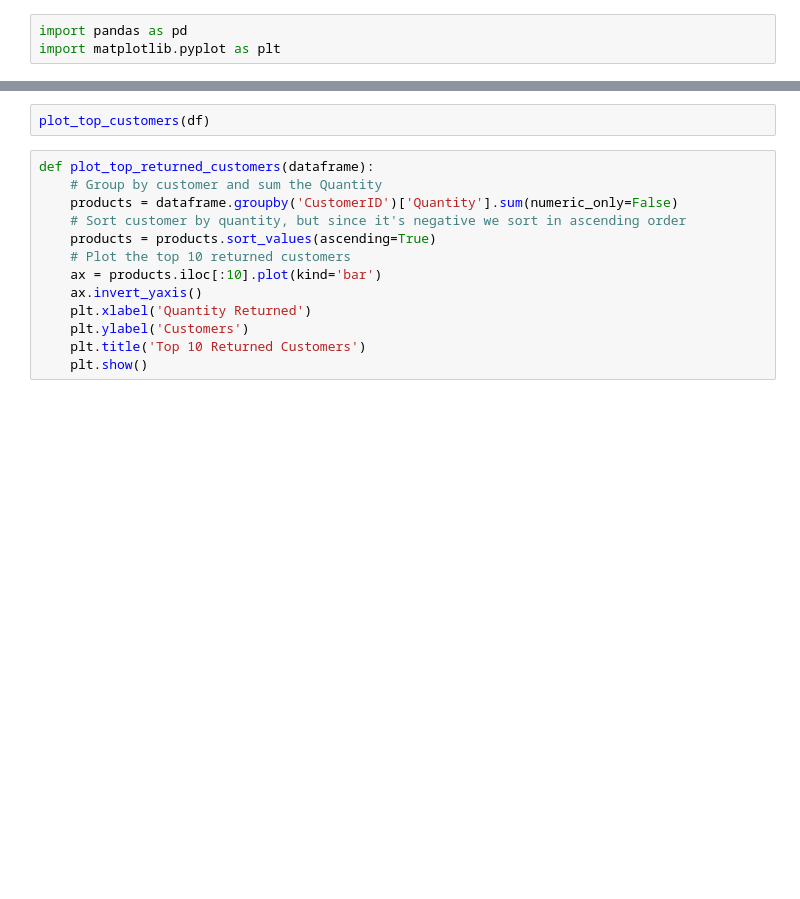
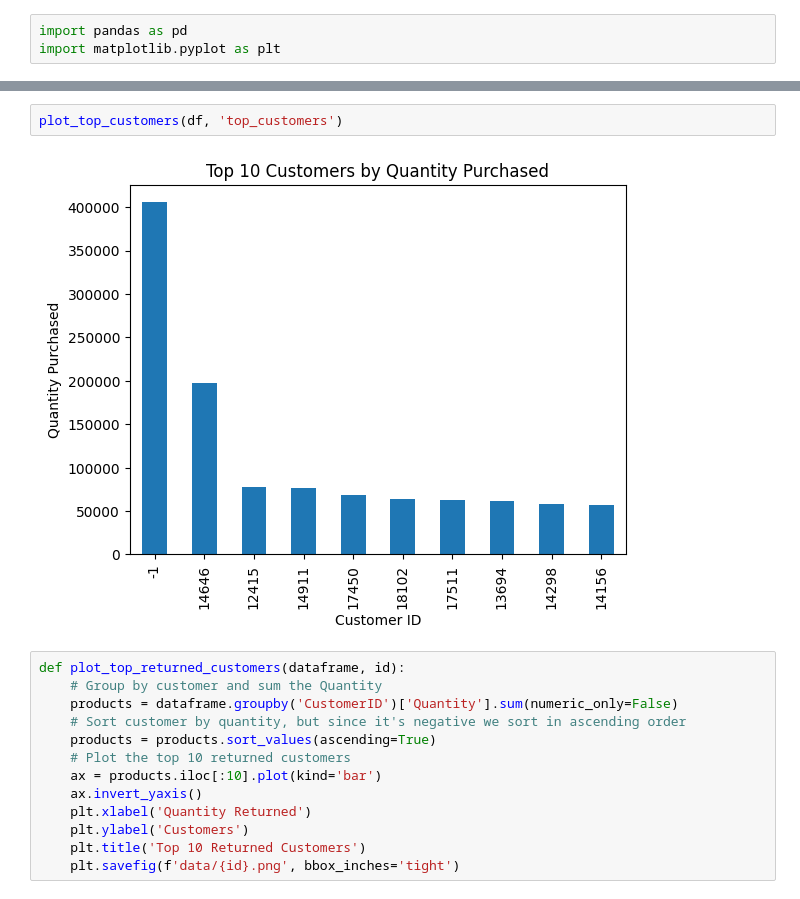
Before and after one commit to DayStayyy/Data-Science-Web-Application, a Jupyter notebook: Modelisation.ipynb, the cells around one changed output, grey strips where cells are left out. Drawn from its saved outputs; the diff is of its cells as text; blank space fills up the shorter version.

```diff
--- a/Modelisation.ipynb
+++ b/Modelisation.ipynb
@@ -50,7 +61,9 @@ def plot_top_customers(dataframe):
 # %%
-plot_top_customers(df)
+plot_top_customers(df, 'top_customers')
+# %% [output]
+[figure, added]
 # %%
-def plot_top_returned_customers(dataframe):
+def plot_top_returned_customers(dataframe, id):
     # Group by customer and sum the Quantity
     products = dataframe.groupby('CustomerID')['Quantity'].sum(numeric_only=False)
     # Sort customer by quantity, but since it's negative we sort in ascending order
@@ -61,5 +74,5 @@ def plot_top_returned_customers(dataframe):
     plt.xlabel('Quantity Returned')
     plt.ylabel('Customers')
     plt.title('Top 10 Returned Customers')
-    plt.show()
+    plt.savefig(f'data/{id}.png', bbox_inches='tight')
 # %%
```
Also changed, not shown: parts of 13 cells of this notebook, 9 other files.
